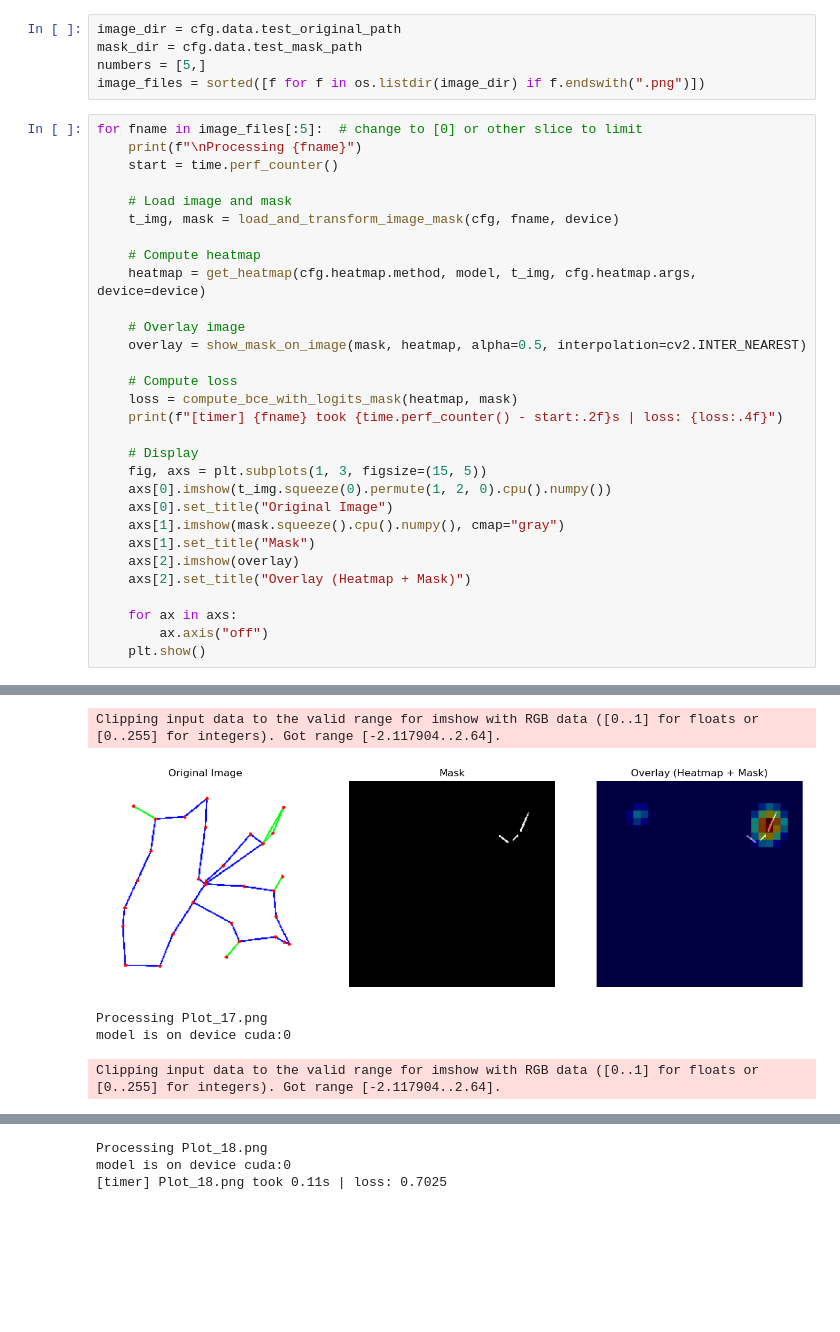
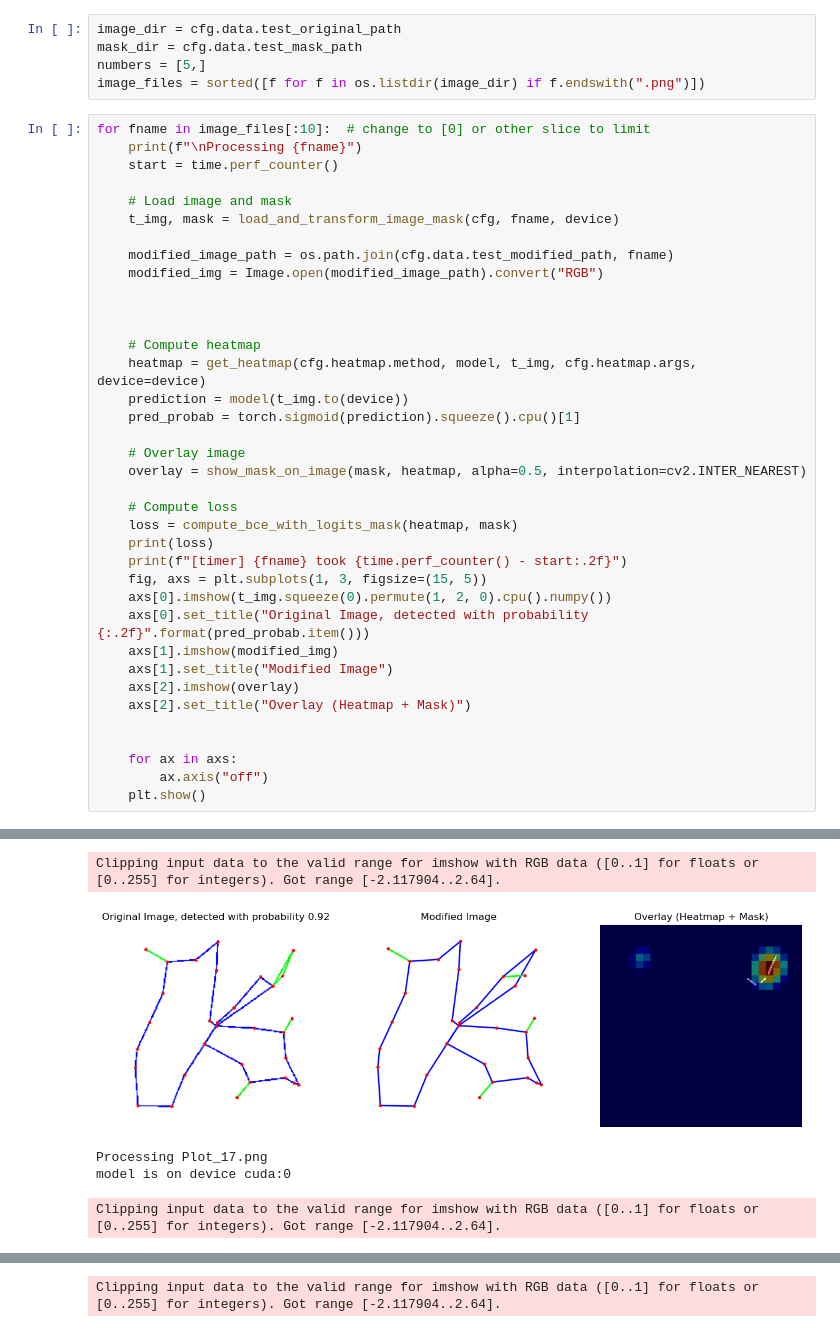
Before and after one commit to edouard-rabasse/VRP, a Jupyter notebook: visualize.ipynb, the cells around one changed output, grey strips where cells are left out. Drawn from its saved outputs; the diff is of its cells as text; blank space fills up the shorter version.

```diff
--- a/visualize.ipynb
+++ b/visualize.ipynb
@@ -46,31 +51,38 @@ mask_dir = cfg.data.test_mask_path
 numbers = [5,]
 image_files = sorted([f for f in os.listdir(image_dir) if f.endswith(".png")])
 # %%
-for fname in image_files[:5]:  # change to [0] or other slice to limit
+for fname in image_files[:10]:  # change to [0] or other slice to limit
     print(f"\nProcessing {fname}")
     start = time.perf_counter()
 
     # Load image and mask
     t_img, mask = load_and_transform_image_mask(cfg, fname, device)
 
+    modified_image_path = os.path.join(cfg.data.test_modified_path, fname)
+    modified_img = Image.open(modified_image_path).convert("RGB")
+
+
+
     # Compute heatmap
     heatmap = get_heatmap(cfg.heatmap.method, model, t_img, cfg.heatmap.args, device=device)
+    prediction = model(t_img.to(device))
+    pred_probab = torch.sigmoid(prediction).squeeze().cpu()[1]
 
     # Overlay image
     overlay = show_mask_on_image(mask, heatmap, alpha=0.5, interpolation=cv2.INTER_NEAREST)
 
     # Compute loss
     loss = compute_bce_with_logits_mask(heatmap, mask)
-    print(f"[timer] {fname} took {time.perf_counter() - start:.2f}s | loss: {loss:.4f}")
-
-    # Display
+    print(loss)
+    print(f"[timer] {fname} took {time.perf_counter() - start:.2f}")
     fig, axs = plt.subplots(1, 3, figsize=(15, 5))
     axs[0].imshow(t_img.squeeze(0).permute(1, 2, 0).cpu().numpy())
-    axs[0].set_title("Original Image")
-    axs[1].imshow(mask.squeeze().cpu().numpy(), cmap="gray")
-    axs[1].set_title("Mask")
+    axs[0].set_title("Original Image, detected with probability {:.2f}".format(pred_probab.item()))
+    axs[1].imshow(modified_img)
+    axs[1].set_title("Modified Image")
     axs[2].imshow(overlay)
     axs[2].set_title("Overlay (Heatmap + Mask)")
+
 
     for ax in axs:
         ax.axis("off")
@@ -82,5 +95,5 @@ model is on device cuda:0
 Clipping input data to the valid range for imshow with RGB data ([0..1] for floats or [0..255] for integers). Got range [-2.117904..2.64].
-[figure, old version]
+[figure, new version]
 Processing Plot_17.png
 model is on device cuda:0
 Clipping input data to the valid range for imshow with RGB data ([0..1] for floats or [0..255] for integers). Got range [-2.117904..2.64].
@@ -90,3 +107 @@ Clipping input data to the valid range for imshow with RGB data ([0..1] for floa
-Processing Plot_18.png
-model is on device cuda:0
-[timer] Plot_18.png took 0.11s | loss: 0.7025
+Clipping input data to the valid range for imshow with RGB data ([0..1] for floats or [0..255] for integers). Got range [-2.117904..2.64].
```
Also changed, not shown: parts of 2 cells of this notebook, 9 other files.
